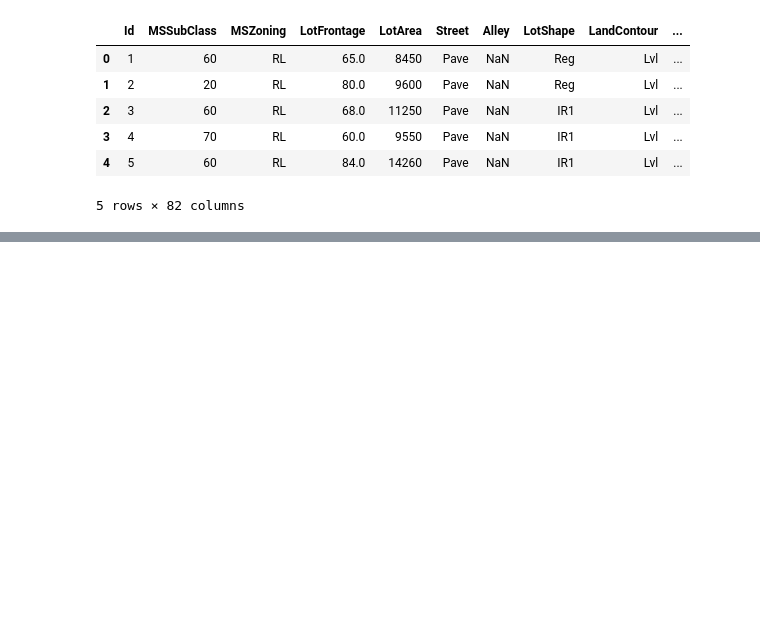
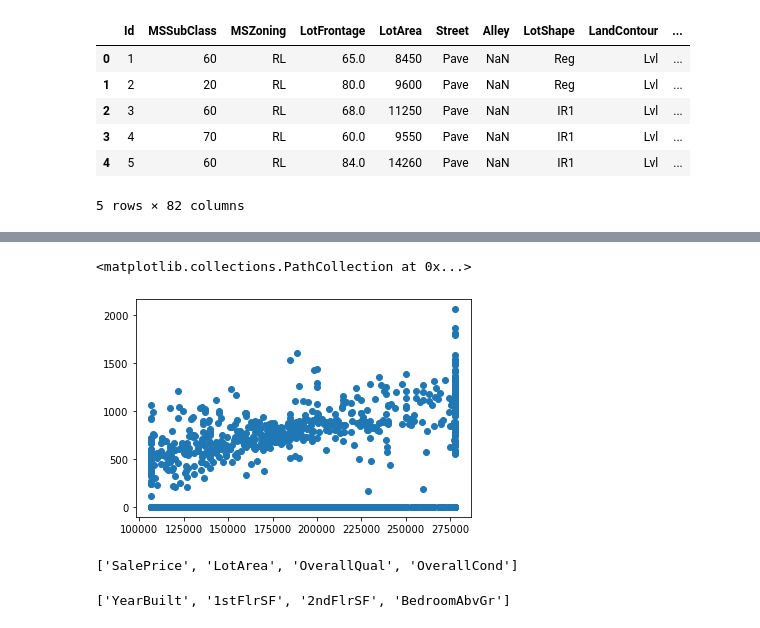
Before and after one commit to madhur1995/Data-Science, a Jupyter notebook: Home(Add new column).ipynb, the cells around one changed output, grey strips where cells are left out. Drawn from its saved outputs; the diff is of its cells as text; code cells hidden in the pictures; blank space fills up the shorter version.

```diff
--- a/Home(Add new column).ipynb
+++ b/Home(Add new column).ipynb
@@ -171,0 +192,13 @@ new_df.describe()
+# %%
+plt.scatter( df['SalePrice'], df['2ndFlrSF'])
+# %% [output]
+<matplotlib.collections.PathCollection at 0x...>
+[figure, added]
+# %%
+numerical_vars[:4]
+# %% [output]
+['SalePrice', 'LotArea', 'OverallQual', 'OverallCond']
+# %%
+numerical_vars[4:]
+# %% [output]
+['YearBuilt', '1stFlrSF', '2ndFlrSF', 'BedroomAbvGr']
```
Also changed, not shown: parts of 8 cells of this notebook.
